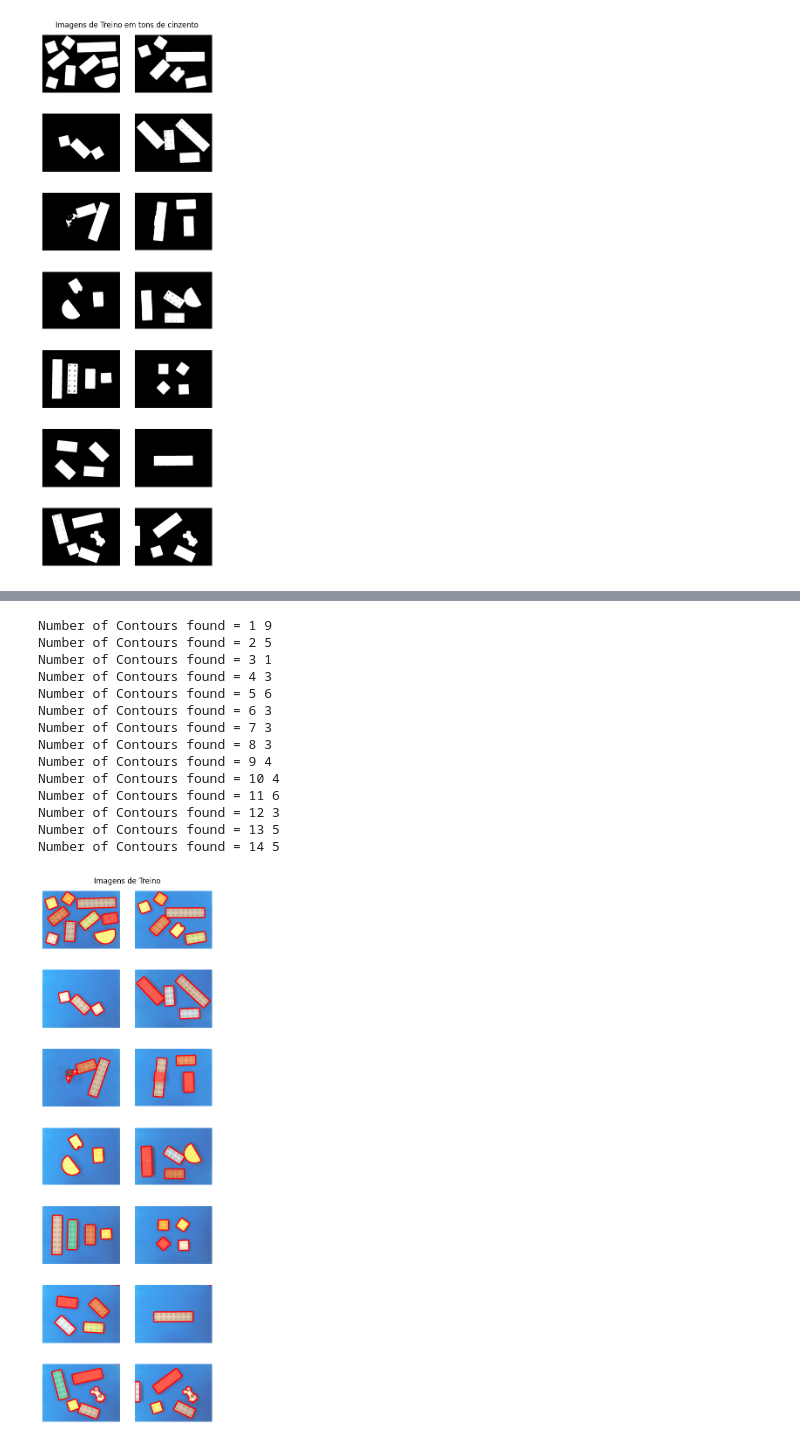
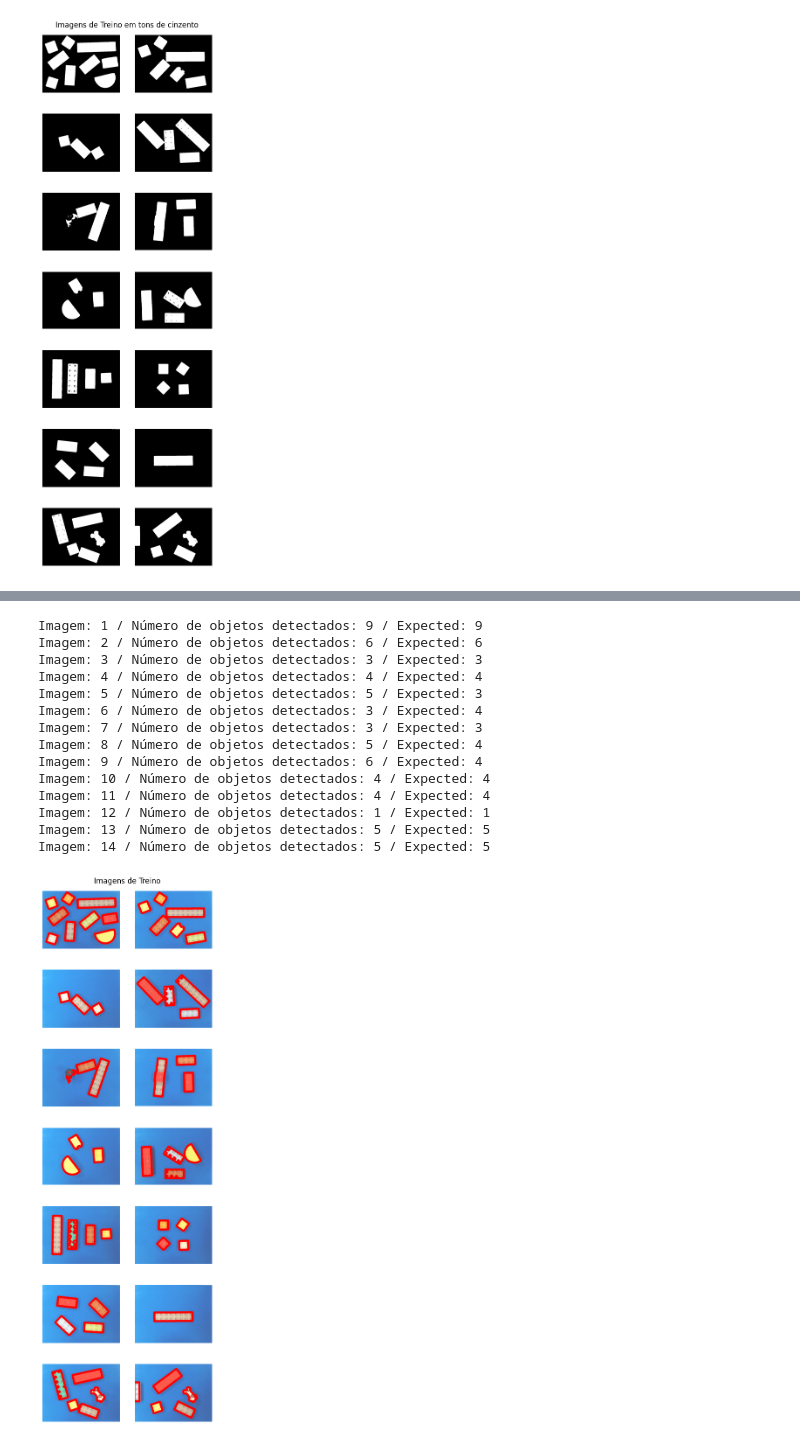
Before and after one commit to LPSD18/PIV, a Jupyter notebook: TP1/PIV_TP1_48328_48168.ipynb, the cells around one changed output, grey strips where cells are left out. Cells and saved outputs as stored; diff of their text form; code cells hidden in the pictures.

```diff
--- a/TP1/PIV_TP1_48328_48168.ipynb
+++ b/TP1/PIV_TP1_48328_48168.ipynb
@@ -274,9 +221,8 @@ i = 1
 output_dir = 'output_images'
 for image in backImages:
     aux = cv2.GaussianBlur(image[:,:,2],(5,5),0)
-    res, thresh = cv2.threshold(aux,0,255,cv2.THRESH_BINARY+cv2.THRESH_OTSU)
-    # thresh = cv2.adaptiveThreshold(gray,255,cv2.ADAPTIVE_THRESH_MEAN_C,cv2.THRESH_BINARY_INV,15
-    # ,2)
+    # aux = image[:,:,2]
+    res, thresh = cv2.threshold(aux,254,255,cv2.THRESH_BINARY|cv2.THRESH_OTSU)
     binImages.append(thresh)
 
     filename = os.path.join(output_dir, f'thresh_image_{i}.png')
@@ -299,7 +245,7 @@ plt.show()
 [figure]
 # %%
 morphImages = []
-kernel = cv2.getStructuringElement(cv2.MORPH_RECT,(3,3))
+kernel = cv2.getStructuringElement(cv2.MORPH_CROSS,(3,3))
 output_dir = 'output_images'
 if not os.path.exists(output_dir):
     os.makedirs(output_dir)
@@ -307,15 +253,15 @@ if not os.path.exists(output_dir):
 i = 0
 
 for binImage in binImages:
-    # Step 1: Erode to separate the connected pieces
-    morph = cv2.erode(binImage, kernel, iterations=1)
+    morph = cv2.morphologyEx(binImage,cv2.MORPH_CLOSE,kernel,1)
+    morph = cv2.erode(morph, kernel, iterations=10)
 
-    # Step 2: Dilate after erosion to recover the original size
-    morph = cv2.dilate(morph, kernel, iterations=1)
+    morph = cv2.dilate(morph, kernel, iterations=5)
+
+    # morph = cv2.morphologyEx(binImage,cv2.MORPH_GRADIENT,kernel,8)
     morphImages.append(morph)
     filename = os.path.join(output_dir, f'morph_image_{i}.png')
 
-    # Save the morph image
     cv2.imwrite(filename, morph)
     i+=1
 
@@ -335,35 +281,39 @@ plt.show()
 # %%
 i=0
+peças =[9,6,3,4,3,4,3,4,4,4,4,1,5,5]
+
 for image in morphImages:
 
     contours, hierarchy = cv2.findContours(image,cv2.RETR_EXTERNAL,cv2.CHAIN_APPROX_NONE)
-    print("Number of Contours found = " + str(i+1) + ' ' + str(len(contours)))
+
+    print("Imagem: " + str(i+1) + ' / Número de objetos detectados: ' + str(len(contours))+ ' / Expected: ' + str(peças[i]))
+
     cv2.drawContours(images[i],contours,-1,(0,0,255),10)
     i+=1
 #Representação das imagens de treino
 plt.figure(figsize=(5,16))
 plt.title("Imagens de Treino")
 plt.axis('off')
 
 for i, image in enumerate(images[:14]):
     plt.subplot(7, 2, i+1)  # 7 linhas, 2 colunas
     plt.imshow(cv2.cvtColor(image, cv2.COLOR_BGR2RGB))
     plt.axis('off')
 
 plt.show()
 # %% [output]
-Number of Contours found = 1 9
-Number of Contours found = 2 5
-Number of Contours found = 3 1
-Number of Contours found = 4 3
-Number of Contours found = 5 6
-Number of Contours found = 6 3
-Number of Contours found = 7 3
-Number of Contours found = 8 3
-Number of Contours found = 9 4
-Number of Contours found = 10 4
-Number of Contours found = 11 6
-Number of Contours found = 12 3
-Number of Contours found = 13 5
-Number of Contours found = 14 5
+Imagem: 1 / Número de objetos detectados: 9 / Expected: 9
+Imagem: 2 / Número de objetos detectados: 6 / Expected: 6
+Imagem: 3 / Número de objetos detectados: 3 / Expected: 3
+Imagem: 4 / Número de objetos detectados: 4 / Expected: 4
+Imagem: 5 / Número de objetos detectados: 5 / Expected: 3
+Imagem: 6 / Número de objetos detectados: 3 / Expected: 4
+Imagem: 7 / Número de objetos detectados: 3 / Expected: 3
+Imagem: 8 / Número de objetos detectados: 5 / Expected: 4
+Imagem: 9 / Número de objetos detectados: 6 / Expected: 4
+Imagem: 10 / Número de objetos detectados: 4 / Expected: 4
+Imagem: 11 / Número de objetos detectados: 4 / Expected: 4
+Imagem: 12 / Número de objetos detectados: 1 / Expected: 1
+Imagem: 13 / Número de objetos detectados: 5 / Expected: 5
+Imagem: 14 / Número de objetos detectados: 5 / Expected: 5
-[figure, old version]
+[figure, new version]
```
Also changed, not shown: parts of 3 cells of this notebook, 16 other files.
